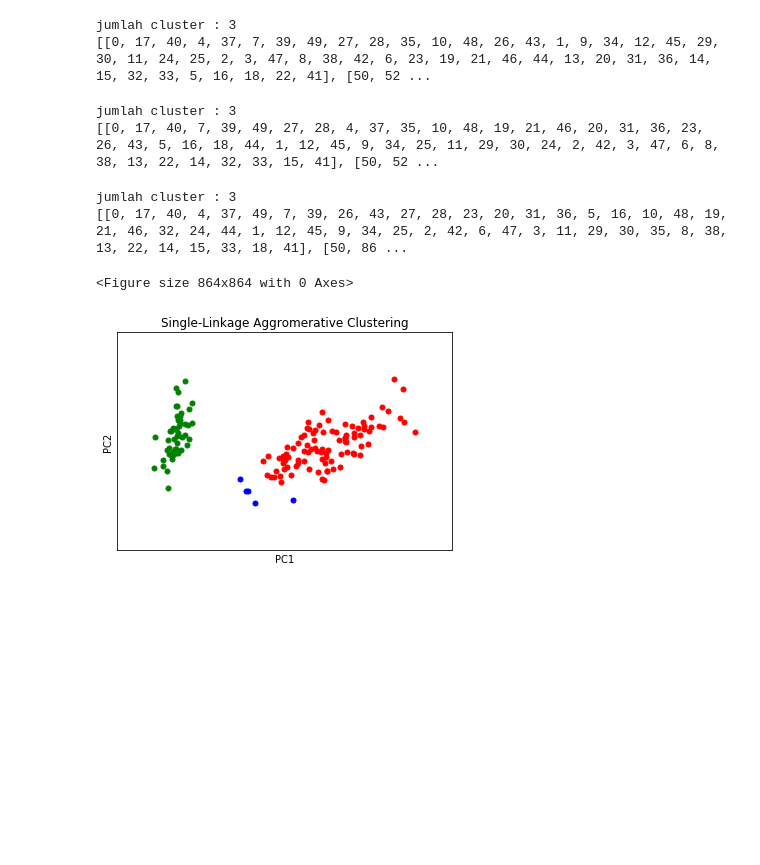
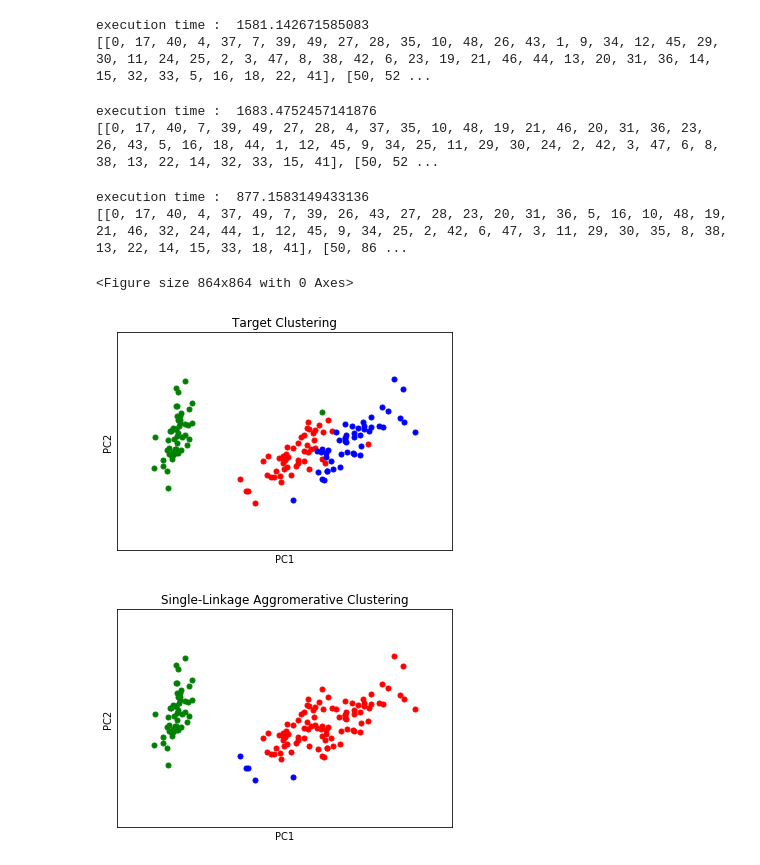
Before and after one commit to lydiaastrella/K-Means-Agglomerative-Clustering, a Jupyter notebook: Agglomerative.ipynb, the cells around one changed output. Cells and saved outputs as stored; diff of their text form; code cells hidden in the pictures; blank space fills up the shorter version.

Commit message:
add execution time

```diff
--- a/Agglomerative.ipynb
+++ b/Agglomerative.ipynb
@@ -23,27 +22,24 @@ jumlah cluster : 3
 [[0, 17, 40, 4, 37, 7, 39, 49, 27, 28, 35, 10, 48, 26, 43, 1, 9, 34, 12, 45, 29, 30, 11, 24, 25, 2, 3, 47, 8, 38, 42, 6, 23, 19, 21, 46, 13, 44, 20, 31, 36, 14, 15, 32, 33, 5, 16, 18, 22, 41], [50, 52 ...
 # %%
 #Clustering using complete-linkage
-jml_cluster = int(input("jumlah cluster : "))
-complete_cluster = agglomerative.Clustering(df, 'complete', jml_cluster)
+complete_cluster = agglomerative.Clustering(df, 'complete', 3)
 print(complete_cluster)
 # %% [output]
-jumlah cluster : 3
+execution time :  1581.142671585083
 [[0, 17, 40, 4, 37, 7, 39, 49, 27, 28, 35, 10, 48, 26, 43, 1, 9, 34, 12, 45, 29, 30, 11, 24, 25, 2, 3, 47, 8, 38, 42, 6, 23, 19, 21, 46, 44, 13, 20, 31, 36, 14, 15, 32, 33, 5, 16, 18, 22, 41], [50, 52 ...
 # %%
 #Clustering using average-linkage
-jml_cluster = int(input("jumlah cluster : "))
-average_cluster = agglomerative.Clustering(df, 'average', jml_cluster)
+average_cluster = agglomerative.Clustering(df, 'average', 3)
 print(average_cluster)
 # %% [output]
-jumlah cluster : 3
+execution time :  1683.4752457141876
 [[0, 17, 40, 7, 39, 49, 27, 28, 4, 37, 35, 10, 48, 19, 21, 46, 20, 31, 36, 23, 26, 43, 5, 16, 18, 44, 1, 12, 45, 9, 34, 25, 11, 29, 30, 24, 2, 42, 3, 47, 6, 8, 38, 13, 22, 14, 32, 33, 15, 41], [50, 52 ...
 # %%
 #Clustering using average group-linkage
-jml_cluster = int(input("jumlah cluster : "))
-avg_group_cluster = agglomerative.Clustering(df, 'average group', jml_cluster)
+avg_group_cluster = agglomerative.Clustering(df, 'average group', 3)
 print(avg_group_cluster)
 # %% [output]
-jumlah cluster : 3
+execution time :  877.1583149433136
 [[0, 17, 40, 4, 37, 49, 7, 39, 26, 43, 27, 28, 23, 20, 31, 36, 5, 16, 10, 48, 19, 21, 46, 32, 24, 44, 1, 12, 45, 9, 34, 25, 2, 42, 6, 47, 3, 11, 29, 30, 35, 8, 38, 13, 22, 14, 15, 33, 18, 41], [50, 86 ...
 # %%
 #Reduce 4D to 2D
@@ -61,6 +57,28 @@ x_min, x_max = pc[:, 0].min() - 1, pc[:, 0].max() + 1
 y_min, y_max = pc[:, 1].min() - 1, pc[:, 1].max() + 1
 # %% [output]
 <Figure size 864x864 with 0 Axes>
+# %%
+#Visualizing Iris target clustering
+
+for i, point in enumerate(pc):
+    if i<=50:
+        plt.plot(point[0], point[1], 'g.', markersize = 10)
+    elif i<=100:
+        plt.plot(point[0], point[1], 'r.', markersize = 10)
+    else :
+        plt.plot(point[0], point[1], 'b.', markersize = 10)
+
+plt.title('Target Clustering')
+plt.xlim(x_min, x_max)
+plt.ylim(y_min, y_max)
+plt.xlabel('PC1')
+plt.ylabel('PC2')
+plt.xticks(())
+plt.yticks(())
+
+plt.show()
+# %% [output]
+[figure, added]
 # %%
 #Visualizing sinle-linkage
 
```
Also changed, not shown: parts of 1 cell of this notebook, 1 other file.
